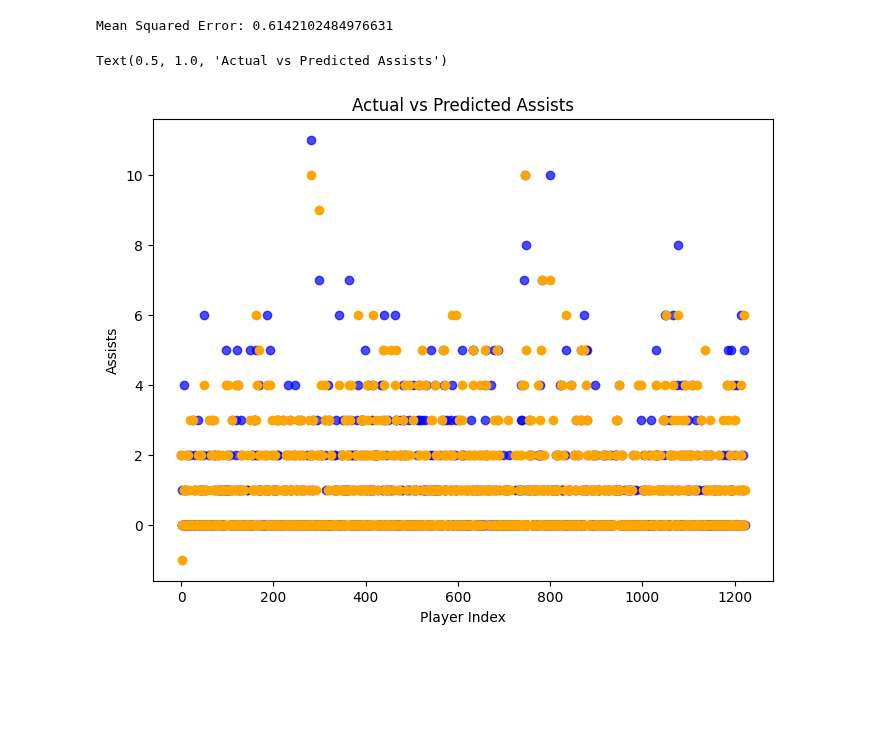
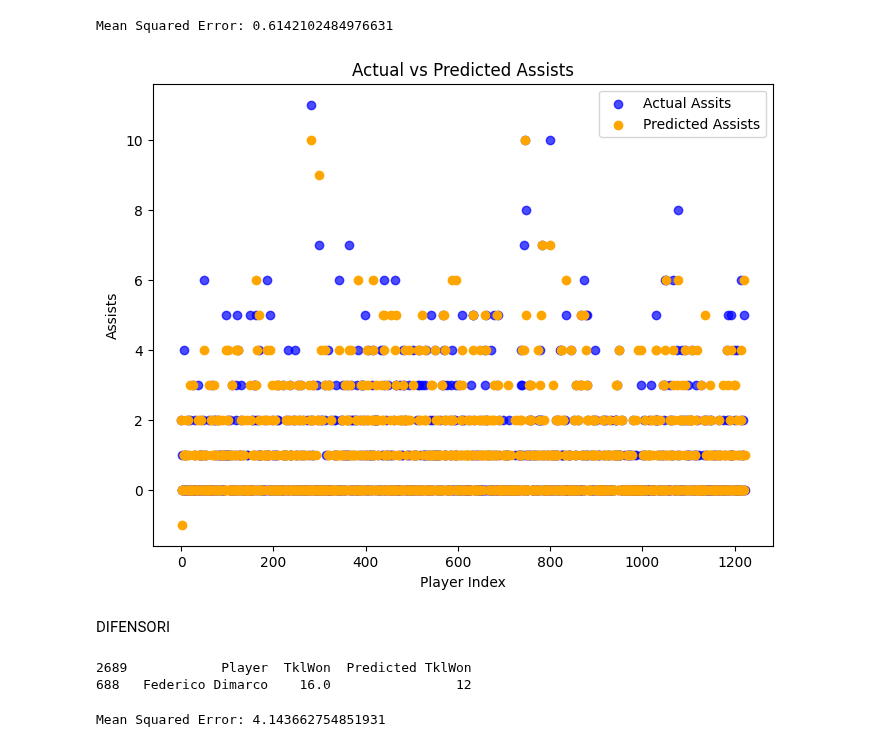
Before and after one commit to Mammew/proj_IDS, a Jupyter notebook: notebook.ipynb, the cells around one changed output. Cells and saved outputs as stored; diff of their text form; code cells hidden in the pictures; blank space fills up the shorter version.

```diff
--- a/notebook.ipynb
+++ b/notebook.ipynb
@@ -457,14 +448,15 @@ Mean Squared Error: 0.6142102484976631
 # %%
 plt.figure(figsize=(8, 6))
 plt.scatter(range(len(y_test)), y_test, color='blue', label='Actual Assits', alpha=0.7)
 
-# Gol predetti (y) in arancione
 plt.scatter(range(len(y_pred_rounded)), y_pred_rounded, color='orange', label='Predicted Assists')
 
-# Etichette e titolo
 plt.xlabel('Player Index')
 plt.ylabel('Assists')
 plt.title('Actual vs Predicted Assists')
+plt.legend()
+plt.show()
 # %% [output]
-Text(0.5, 1.0, 'Actual vs Predicted Assists')
-[figure, old version]
+[figure, new version]
+# %% [markdown]
+DIFENSORI
@@ -470,0 +482,15 @@ Text(0.5, 1.0, 'Actual vs Predicted Assists')
+# %%
+comparison_df = forwards_data_test[['Player', 'TklWon']].copy()
+comparison_df['Predicted TklWon'] = y_pred_rounded
+
+player_name = "Federico Dimarco"
+player_comparison = comparison_df[comparison_df['Player'] == player_name]
+print(player_comparison)
+# %% [output]
+2689            Player  TklWon  Predicted TklWon
+688   Federico Dimarco    16.0                12
+# %%
+mse = mean_squared_error(y_test, y_pred)
+print("Mean Squared Error:", mse)
+# %% [output]
+Mean Squared Error: 4.143662754851931
```
Also changed, not shown: parts of 5 cells of this notebook.
